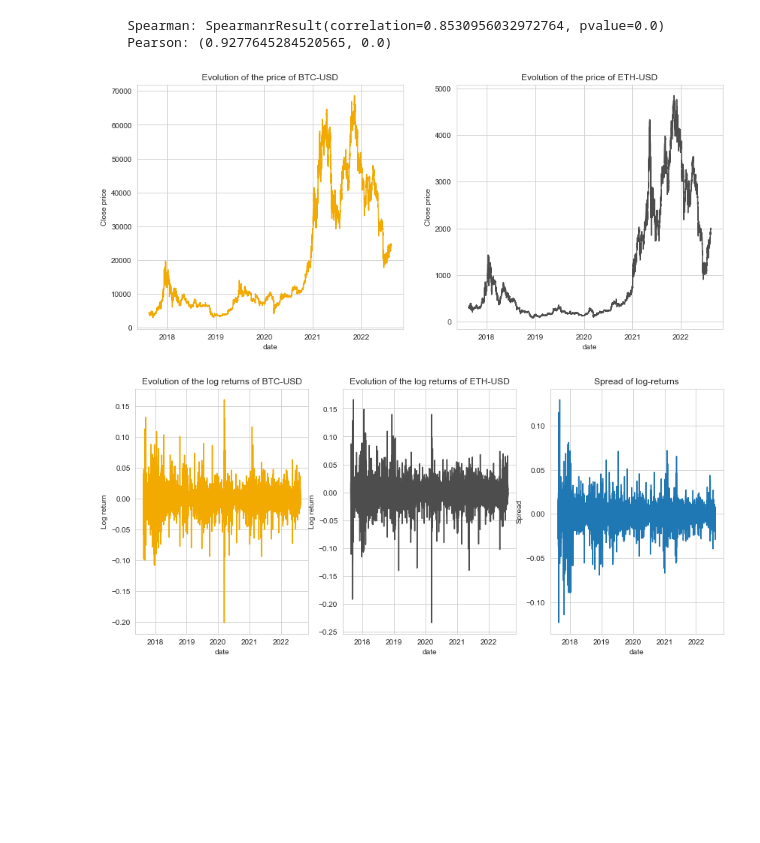
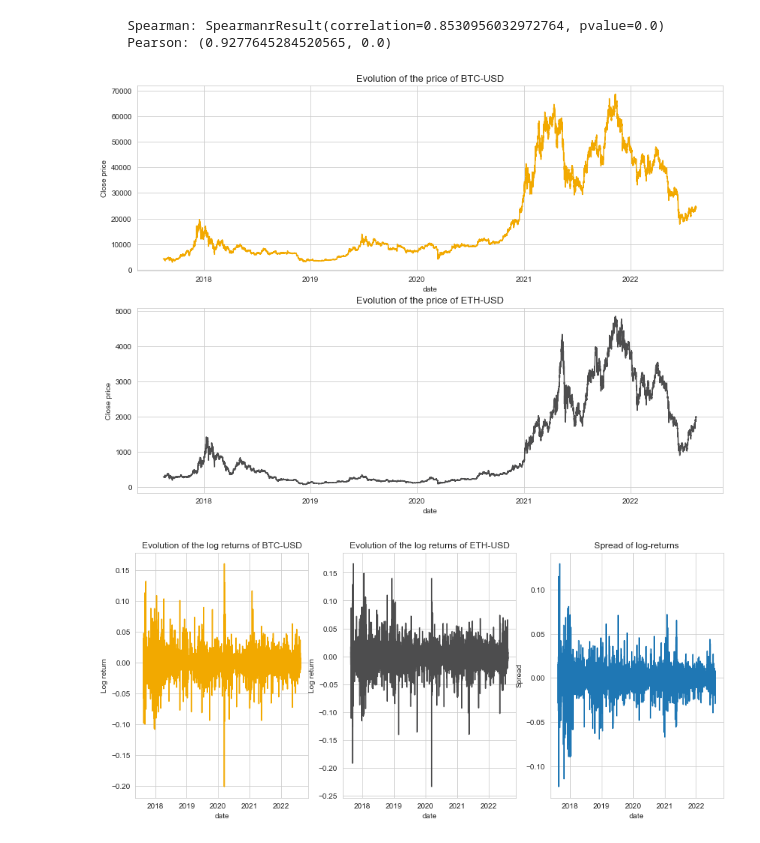
Before and after one commit to Tristan-C-13/modelling-non-stationary-time-series, a Jupyter notebook: random tests/pairs_trading.ipynb, the cells around one changed output. Cells and saved outputs as stored; diff of their text form; code cells hidden in the pictures; blank space fills up the shorter version.

```diff
--- a/random tests/pairs_trading.ipynb
+++ b/random tests/pairs_trading.ipynb
@@ -202,18 +202,20 @@ print(f"""
     Spearman: SpearmanrResult(correlation=0.8530956032972764, pvalue=0.0)
     Pearson: (0.9277645284520565, 0.0)
 # %%
-fig, axs = plt.subplots(1, 2, figsize=(14, 6))
+data_df = pd.read_csv('../data/data-binance.csv', parse_dates=True, dayfirst=False, index_col='date')
+
+fig, axs = plt.subplots(2, 1, figsize=(14, 10))
 
 sns.lineplot(data=data_df['btc_close'], color='#f2a900', ax=axs[0])
 sns.lineplot(data=data_df['eth_close'], color='#4d4d4e', ax=axs[1])
 axs[0].set_ylabel("Close price")
-axs[0].set_title("Evolution of the price of BTC-USD")
+axs[0].set_title("Evolution of the price of BTC-USD", fontsize=13)
 axs[1].set_ylabel("Close price")
-axs[1].set_title("Evolution of the price of ETH-USD")
+axs[1].set_title("Evolution of the price of ETH-USD", fontsize=13)
 
 # plt.savefig('btc-eth.pdf', bbox_inches='tight')
 # %% [output]
-[figure, old version]
+[figure, new version]
 # %%
 fig, axs = plt.subplots(1, 3, figsize=(14, 6))
 
```
Also changed, not shown: parts of 1 cell of this notebook, 6 other files.
